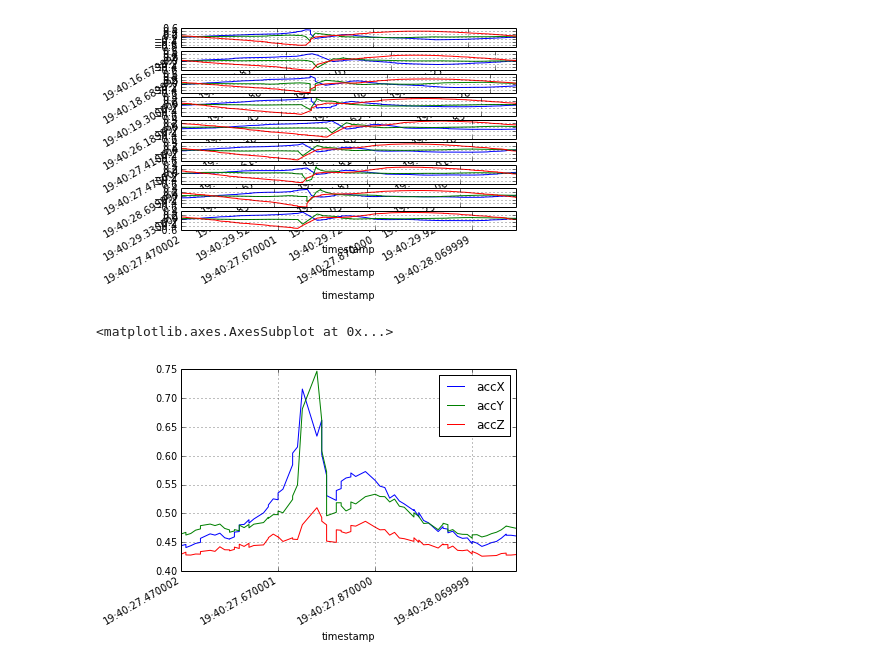
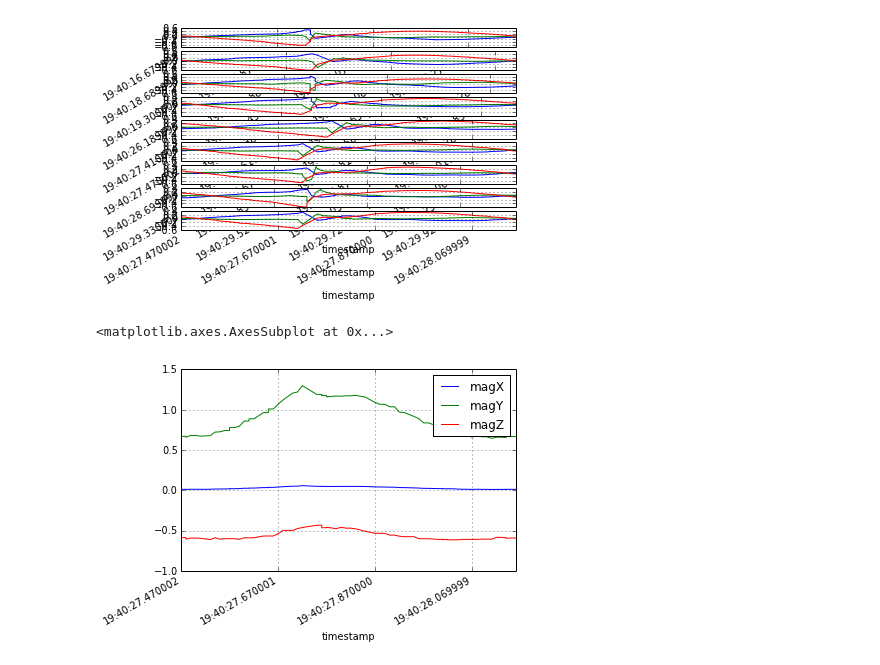
Before and after one commit to harperj/fabsense, a Jupyter notebook: pythonDTW/python_dtw.ipynb, the cells around one changed output. Drawn from its saved outputs; the diff is of its cells as text; code cells hidden in the pictures.

```diff
--- a/pythonDTW/python_dtw.ipynb
+++ b/pythonDTW/python_dtw.ipynb
@@ -140,9 +140,9 @@ hammering[['gyrX','gyrY','gyrZ']].plot(ax=axes[8], legend=False)
 # %% [output]
 <matplotlib.axes.AxesSubplot at 0x...>
 [figure]
-# %%
-hammering[['accX','accY','accZ']].plot()
-# %% [output]
-<matplotlib.axes.AxesSubplot at 0x...>
-[figure, removed]
+# %%
+hammering[['magX','magY','magZ']].plot() #hammering is the example template used
+# %% [output]
+<matplotlib.axes.AxesSubplot at 0x...>
+[figure, added]
 # %%
```
Also changed, not shown: parts of 4 cells of this notebook, 2 other files.
